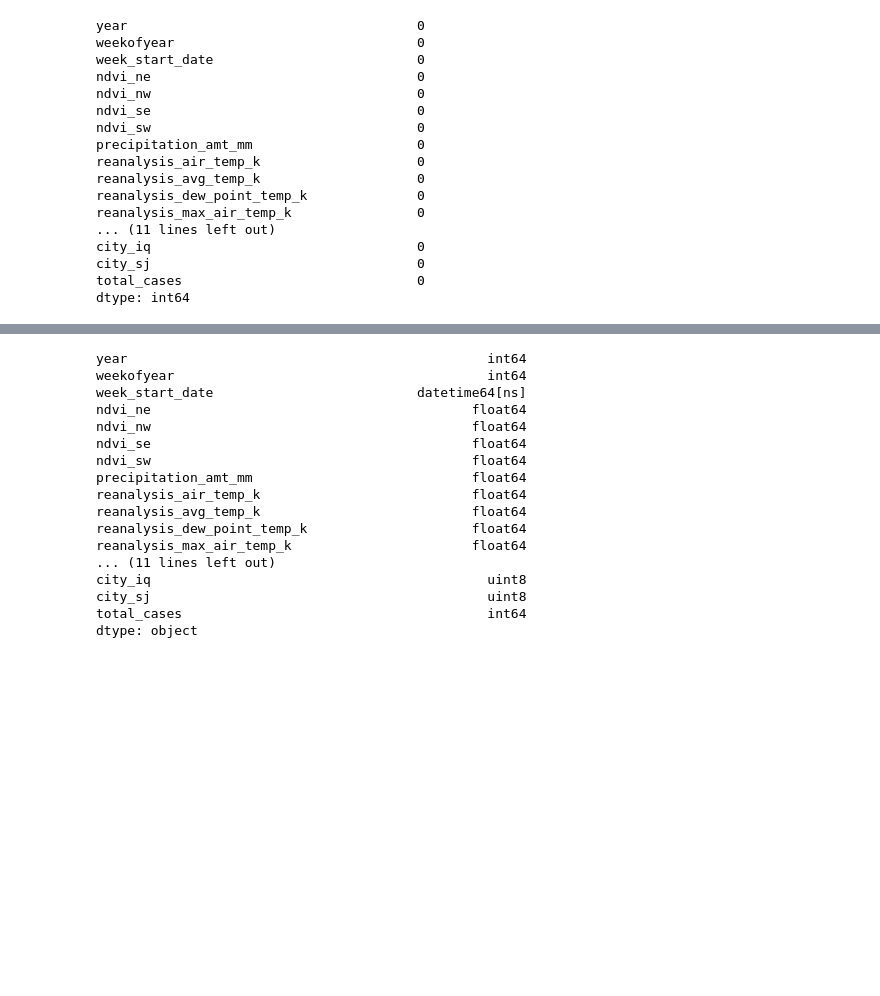
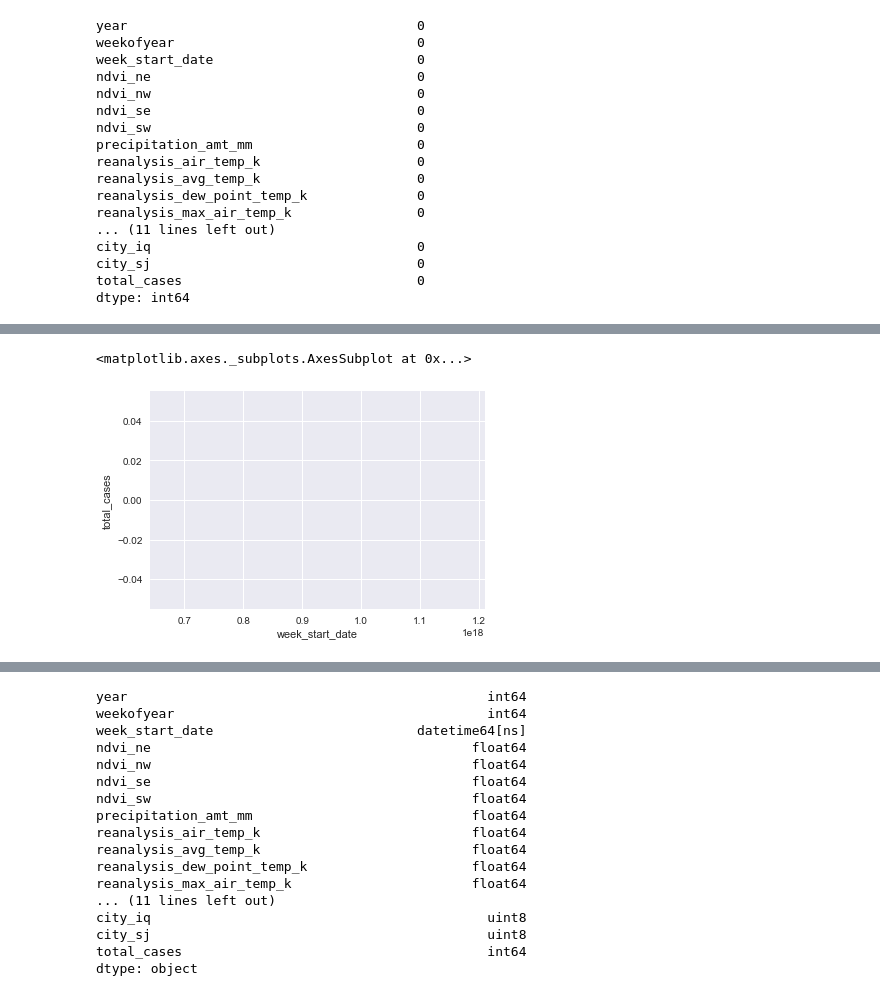
Before and after one commit to FNeiva/w205-final-project, a Jupyter notebook: Dengue_Exploration.ipynb, the cells around one changed output, grey strips where cells are left out. Drawn from its saved outputs; the diff is of its cells as text; code cells hidden in the pictures; blank space fills up the shorter version.

```diff
--- a/Dengue_Exploration.ipynb
+++ b/Dengue_Exploration.ipynb
@@ -223,0 +236,4 @@ ValueError: ordinal must be >= 1
+# %%
+# Creating the Option 1 DF but not one hot encoding the city variable. This is for seaborn
+df_features['total_cases'] = df_labels.iloc[:, 3]
+df_features_opt1_nodummy = df_features.dropna()
@@ -223,0 +250,5 @@ ValueError: ordinal must be >= 1
+# %%
+sns.tsplot(df_features_opt1_nodummy, time = 'week_start_date', value = 'total_cases')
+# %% [output]
+<matplotlib.axes._subplots.AxesSubplot at 0x...>
+[figure, added]
```
Also changed, not shown: parts of 16 cells of this notebook.
